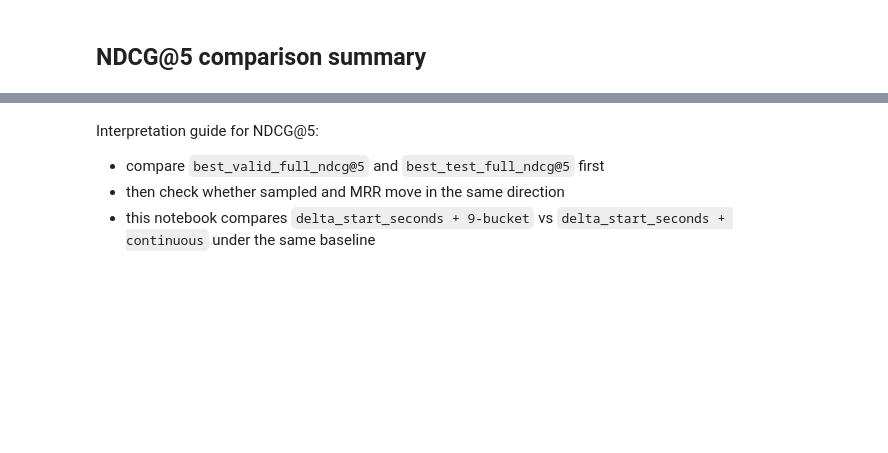
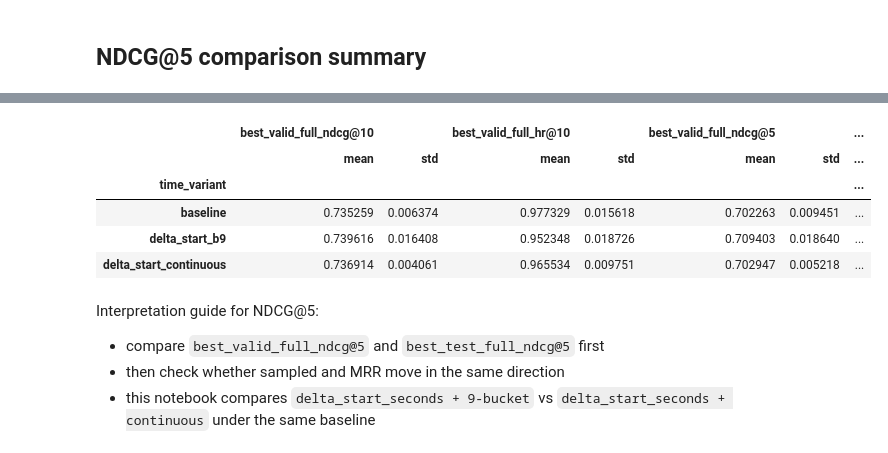
Before and after one commit to hwbuzz/time-aware-behavior-prediction, a Jupyter notebook: notebooks/sasrec_timeaware_bpi2012_colab_train_05_260514.ipynb, the cells around one changed output, grey strips where cells are left out. Saved outputs shown, nothing was run; the diff lists cells and outputs as text; code cells hidden in the pictures; blank space fills up the shorter version.

```diff
--- a/notebooks/sasrec_timeaware_bpi2012_colab_train_05_260514.ipynb
+++ b/notebooks/sasrec_timeaware_bpi2012_colab_train_05_260514.ipynb
@@ -644,13 +996,26 @@ df_ndcg5[[
 # %%
 summary_ndcg5 = df_ndcg5.groupby('time_variant')[[
-    'best_valid_full_ndcg@10', 'best_test_full_ndcg@10',
-    'best_valid_full_ndcg@5', 'best_test_full_ndcg@5',
-    'best_valid_full_mrr', 'best_test_full_mrr',
-    'best_valid_sampled_ndcg@10', 'best_test_sampled_ndcg@10',
-    'best_valid_sampled_ndcg@5', 'best_test_sampled_ndcg@5',
-    'best_valid_sampled_mrr', 'best_test_sampled_mrr',
+    'best_valid_full_ndcg@10', 'best_valid_full_hr@10',
+    'best_valid_full_ndcg@5', 'best_valid_full_hr@5',
+    'best_valid_full_mrr',
+    'best_test_full_ndcg@10', 'best_test_full_hr@10',
+    'best_test_full_ndcg@5', 'best_test_full_hr@5',
+    'best_test_full_mrr',
+    'best_valid_sampled_ndcg@10', 'best_valid_sampled_hr@10',
+    'best_valid_sampled_ndcg@5', 'best_valid_sampled_hr@5',
+    'best_valid_sampled_mrr',
+    'best_test_sampled_ndcg@10', 'best_test_sampled_hr@10',
+    'best_test_sampled_ndcg@5', 'best_test_sampled_hr@5',
+    'best_test_sampled_mrr',
 ]].agg(['mean', 'std'])
 summary_ndcg5
+# %% [output]
+|  | best_valid_full_ndcg@10 |  | best_valid_full_hr@10 |  | best_valid_full_ndcg@5 |  | ... |
+|  | mean | std | mean | std | mean | std | ... |
+| time_variant |  |  |  |  |  |  | ... |
+| baseline | 0.735259 | 0.006374 | 0.977329 | 0.015618 | 0.702263 | 0.009451 | ... |
+| delta_start_b9 | 0.739616 | 0.016408 | 0.952348 | 0.018726 | 0.709403 | 0.018640 | ... |
+| delta_start_continuous | 0.736914 | 0.004061 | 0.965534 | 0.009751 | 0.702947 | 0.005218 | ... |
 # %% [markdown]
 Interpretation guide for NDCG@5:
 - compare `best_valid_full_ndcg@5` and `best_test_full_ndcg@5` first
```
Also changed, not shown: parts of 26 cells of this notebook, 4 other files.
